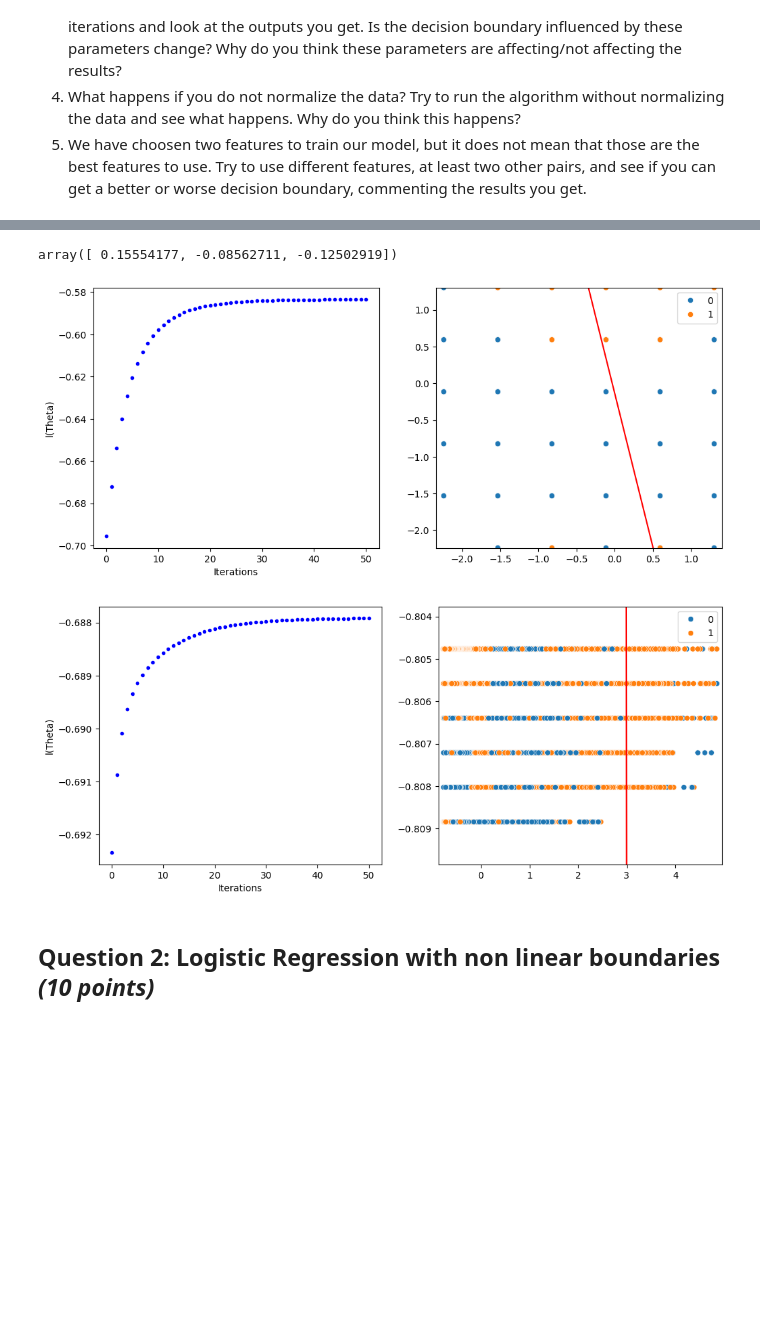
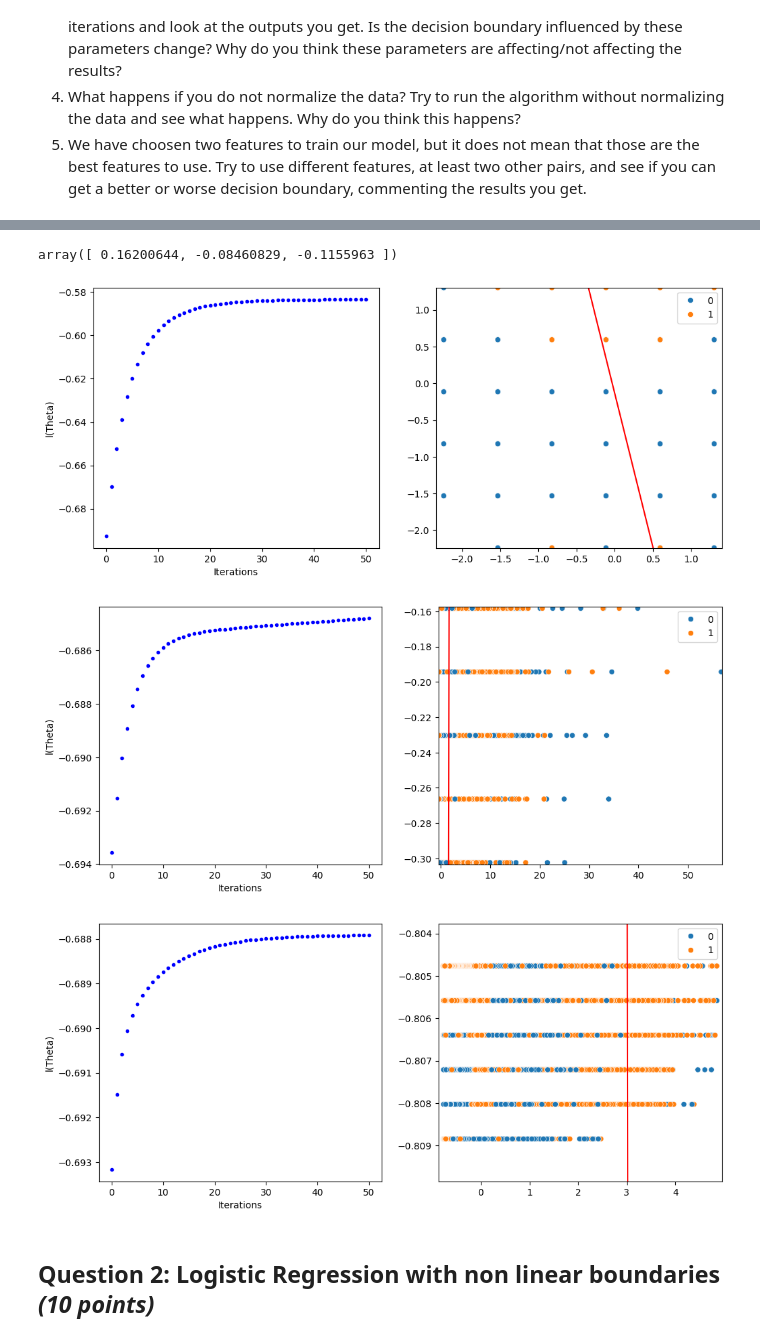
Before and after one commit to arianna011/FDS-assigment2, a Jupyter notebook: HW2.ipynb, the cells around one changed output, grey strips where cells are left out. Drawn from its saved outputs; the diff is of its cells as text; code cells hidden in the pictures; blank space fills up the shorter version.

```diff
--- a/HW2.ipynb
+++ b/HW2.ipynb
@@ -533,6 +544,7 @@ If we were instead to apply the gradient descent rule without modifying anything
 
 -------------------------------------------------------
 # %%
+#LIST of FEATURES
 #Customer Type
 #Age
 #Type of Travel
@@ -557,7 +569,7 @@ If we were instead to apply the gradient descent rule without modifying anything
 
 def classifyAndPlotOnePThree(feature1,feature2) :
     """
-    Function classify and plot based on a specific selection of two features
+    Function to do classification and plot results based on a specific selection of two features
 
     Args:
         feature1: the  name of the first feature to consider
@@ -578,36 +590,38 @@ def classifyAndPlotOnePThree(feature1,feature2) :
     # Run Gradient Ascent method
     n_iter = 50
     theta_final, log_l_history = gradient_ascent(theta0, x, y, lr=0.5, num_steps=n_iter)
 
     fig, ax = plt.subplots(1,2)
 
     fig.set_figheight(5)
     fig.set_figwidth(12)
 
     ax[0].set_ylabel("l(Theta)")
     ax[0].set_xlabel("Iterations")
     ax[0].plot(range(len(log_l_history)), log_l_history, "b.")
 
     # Plot raw data
     sns.scatterplot(x=X[:, 0], y=X[:, 1], hue=y)
 
     # # Define range of x values
     x_range = np.array([np.min(X[:, 0]), np.max(X[:, 0])])
     y_range = -(theta_final[0] + theta_final[1] * x_range) / theta_final[2]
     ax[1].plot(x_range, y_range, c="red")
     # set the limits of the plot to the limits of the data
     plt.xlim(np.min(X[:, 0]) - 0.1, np.max(X[:, 0] + 0.1))
     plt.ylim(np.min(X[:, 1]) - 0.001, np.max(X[:, 1] + 0.001))
     plt.show
 
     return theta_final
 
 classifyAndPlotOnePThree("Ease of Online booking","Food and drink")
+classifyAndPlotOnePThree("Arrival Delay in Minutes","Baggage handling")
 classifyAndPlotOnePThree("Flight Distance","Leg room service")
 # %% [output]
-array([ 0.15554177, -0.08562711, -0.12502919])
+array([ 0.16200644, -0.08460829, -0.1155963 ])
-[figure, old version]
+[figure, new version]
-[figure, old version]
+[figure, new version]
+[figure, added]
 # %% [markdown]
 ## **Question 2: Logistic Regression with non linear boundaries *(10 points)***
 # %% [markdown]
```
Also changed, not shown: parts of 2 cells of this notebook.
